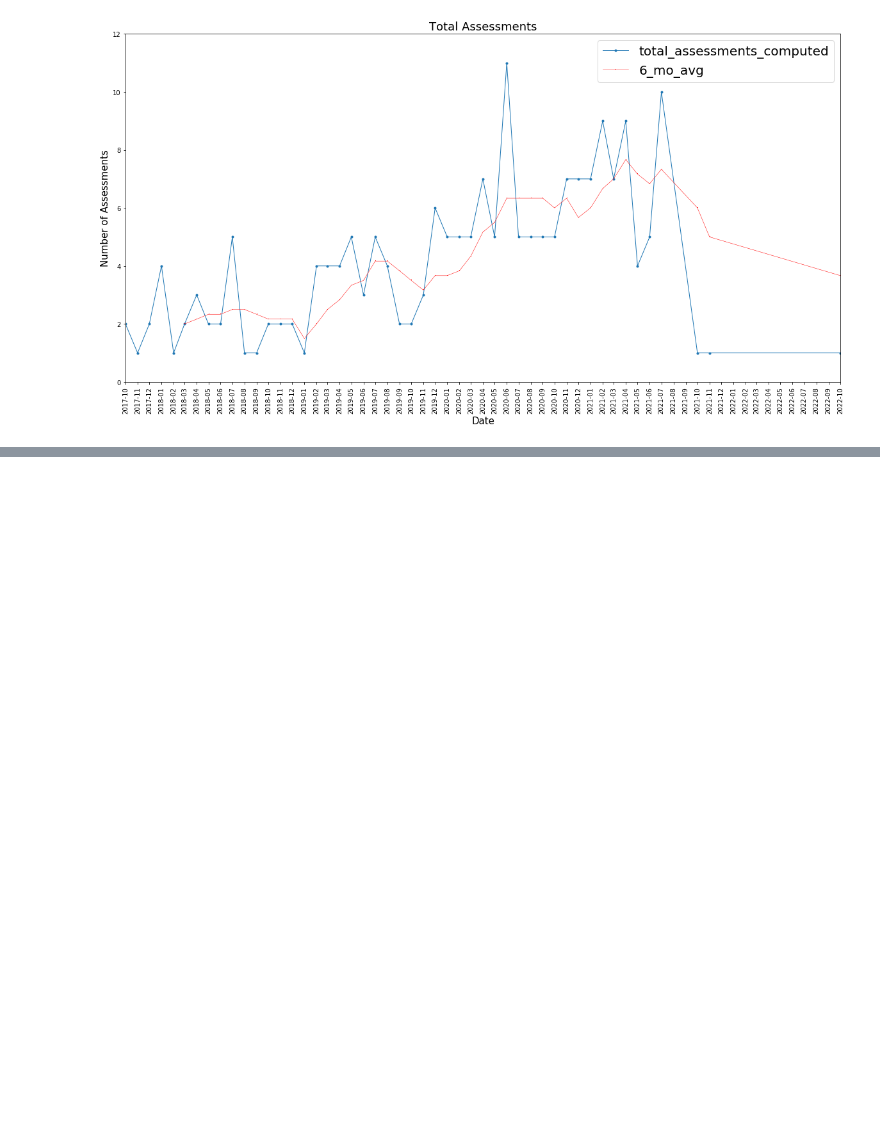
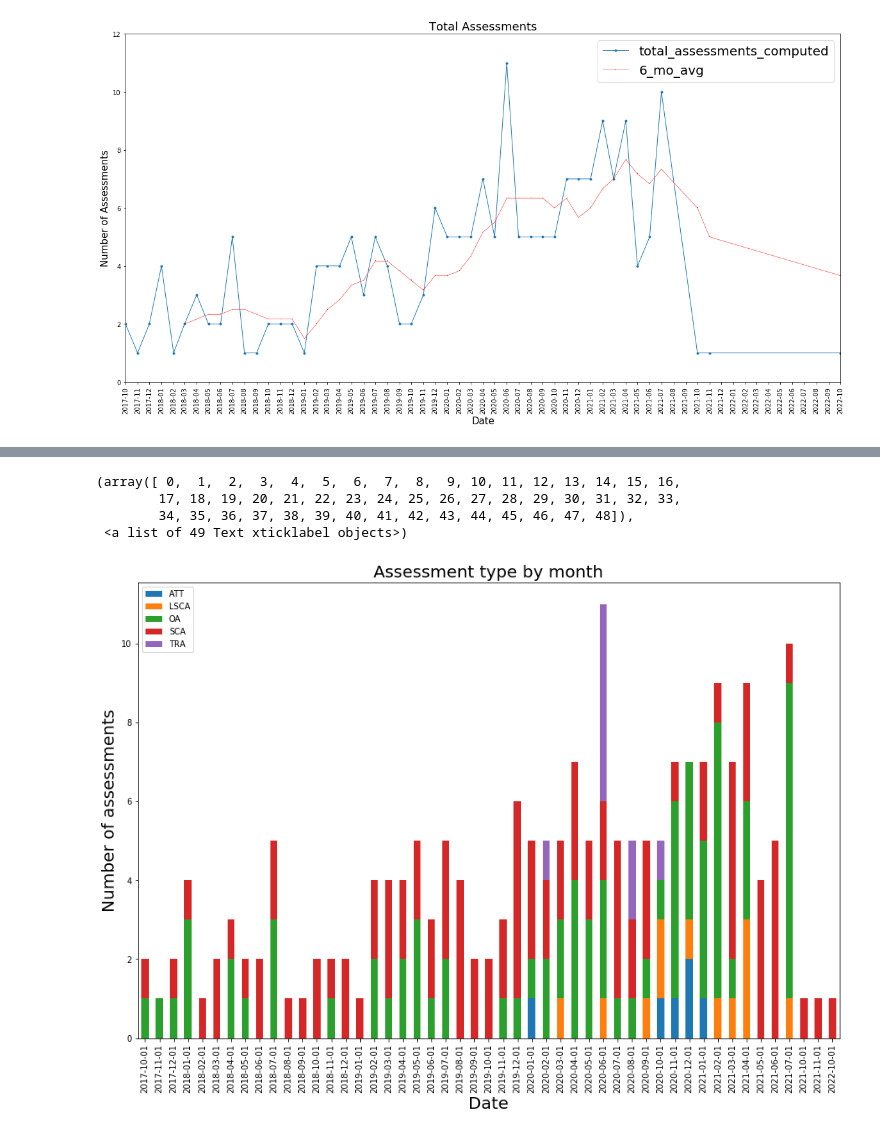
Before and after one commit to christiejibaraki/Predictive-Modeling, a Jupyter notebook: Exploratory.ipynb, the cells around one changed output, grey strips where cells are left out. Saved outputs shown, nothing was run; the diff lists cells and outputs as text; code cells hidden in the pictures; blank space fills up the shorter version.

Commit message:
add more exploratory plots

```diff
--- a/Exploratory.ipynb
+++ b/Exploratory.ipynb
@@ -69,0 +79,3 @@ ax.xaxis.set_major_locator(locator)
+# %%
+assessment_type_by_month = monthly_data[["ATT","LSCA","OA","SCA","TRA"]]
+assessment_type_by_month.head()
@@ -69,0 +90,13 @@ ax.xaxis.set_major_locator(locator)
+# %%
+mpl.rcParams['figure.figsize'] = (15,10)
+assessment_type_by_month.plot(kind='bar', stacked=True)
+plt.ylabel("Number of assessments", size=20)
+plt.xlabel("Date", size=20)
+plt.title("Assessment type by month", size=20)
+plt.xticks(rotation=90)
+# %% [output]
+(array([ 0,  1,  2,  3,  4,  5,  6,  7,  8,  9, 10, 11, 12, 13, 14, 15, 16,
+        17, 18, 19, 20, 21, 22, 23, 24, 25, 26, 27, 28, 29, 30, 31, 32, 33,
+        34, 35, 36, 37, 38, 39, 40, 41, 42, 43, 44, 45, 46, 47, 48]),
+ <a list of 49 Text xticklabel objects>)
+[figure, added]
```
Also changed, not shown: parts of 12 cells of this notebook, 1 other file.
